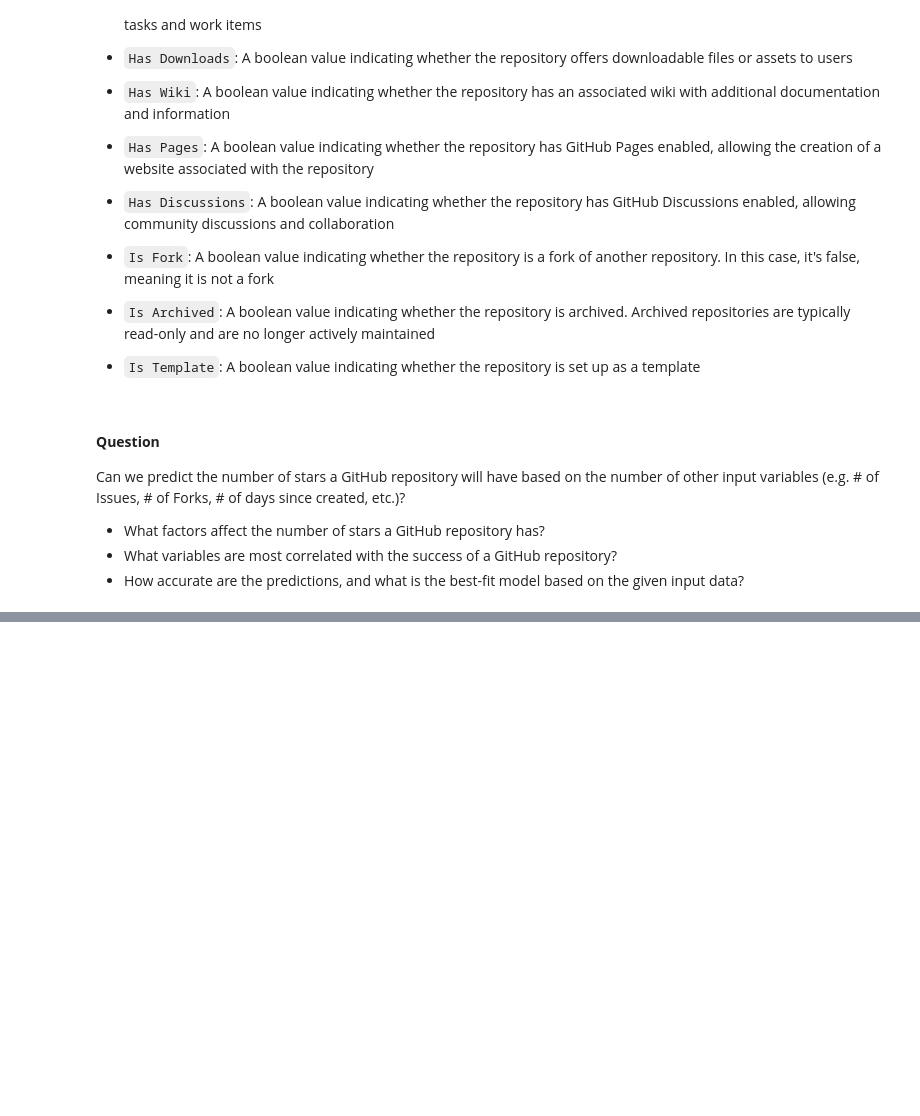
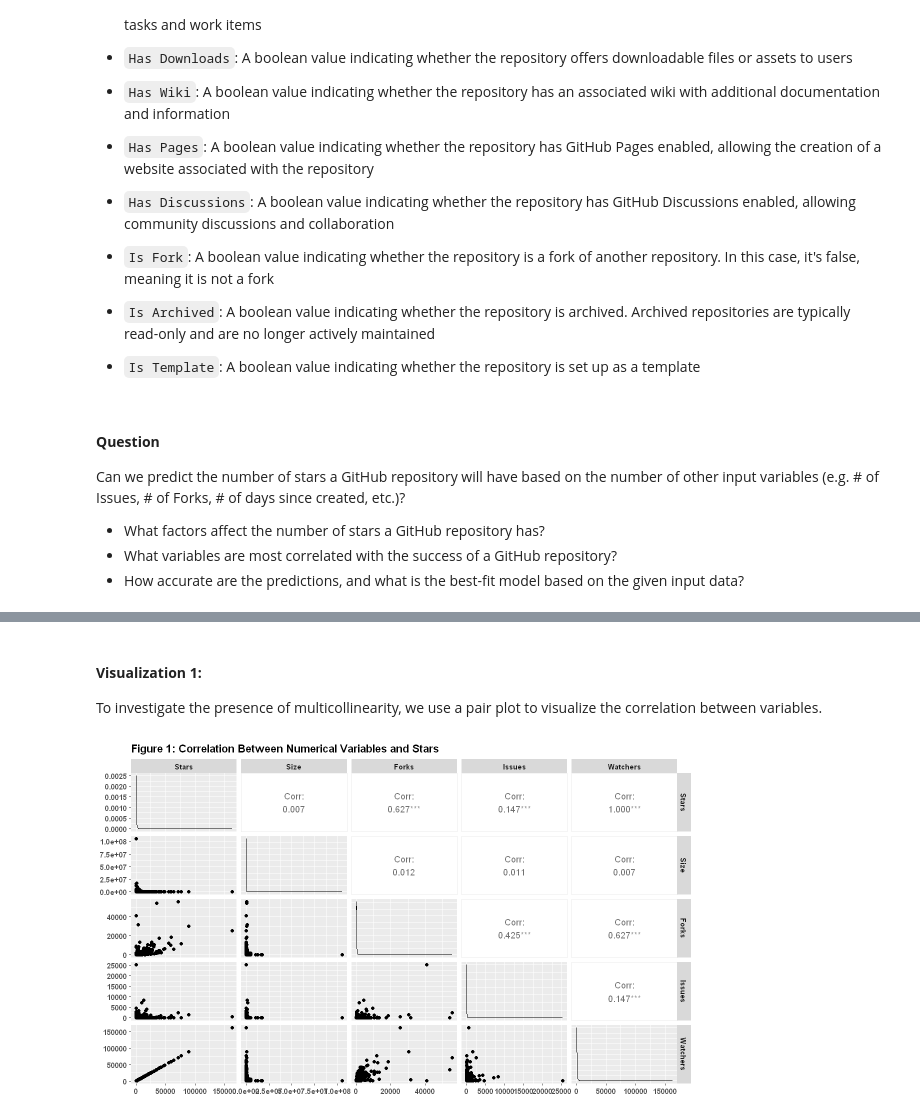
Before and after one commit to subin-an-san/github_star, a Jupyter notebook: analysis.ipynb, the cells around one changed output, grey strips where cells are left out. Drawn from its saved outputs; the diff is of its cells as text; code cells hidden in the pictures; blank space fills up the shorter version.

```diff
--- a/analysis.ipynb
+++ b/analysis.ipynb
@@ -44,0 +57,8 @@ Can we predict the number of stars a GitHub repository will have based on the nu
+# %%
+# Original dataset: https://www.kaggle.com/datasets/donbarbos/github-repos
+df <- read.csv("repositories.csv")
+
+# Check data dimensions and structure
+cat('Rows:', nrow(df), '\n')
+cat('Columns:', ncol(df), '\n')
+head(df, n = 3)
@@ -44,0 +74,7 @@ Can we predict the number of stars a GitHub repository will have based on the nu
+# %%
+df_subset <- df %>% sample_n(size = 10000)
+
+
+# Quick check: dimensions and column types
+cat('Rows:', nrow(df_subset), '/ Columns:', ncol(df_subset), '\n')
+str(df_subset)
@@ -44,0 +183,24 @@ Can we predict the number of stars a GitHub repository will have based on the nu
+# %% [markdown]
+#### **Visualization 1:**
+To investigate the presence of multicollinearity, we use a pair plot to visualize the correlation between variables.
+# %%
+options(repr.plot.width = 10, repr.plot.height = 6)
+
+# Pair plot: diagonal = distribution, upper = correlation, lower = scatter
+# Key findings:
+#   - Watchers ≈ Stars (perfect correlation) → must exclude from model
+#   - Forks & Stars: strong positive correlation
+#   - Issues & Size: weak correlation with Stars
+git_pair_plots <- df_subset %>%
+  select(Stars, Size, Forks, Issues, Watchers) %>%
+  ggpairs(progress = FALSE) +
+  theme(
+    text       = element_text(face = "bold"),
+    plot.title = element_text(face = "bold"),
+    axis.title = element_text(face = "bold")
+  ) +
+  labs(title = "Figure 1: Correlation Between Numerical Variables and Stars")
+
+git_pair_plots
+# %% [output]
+[figure, added]
```
Also changed, not shown: parts of 27 cells of this notebook.
